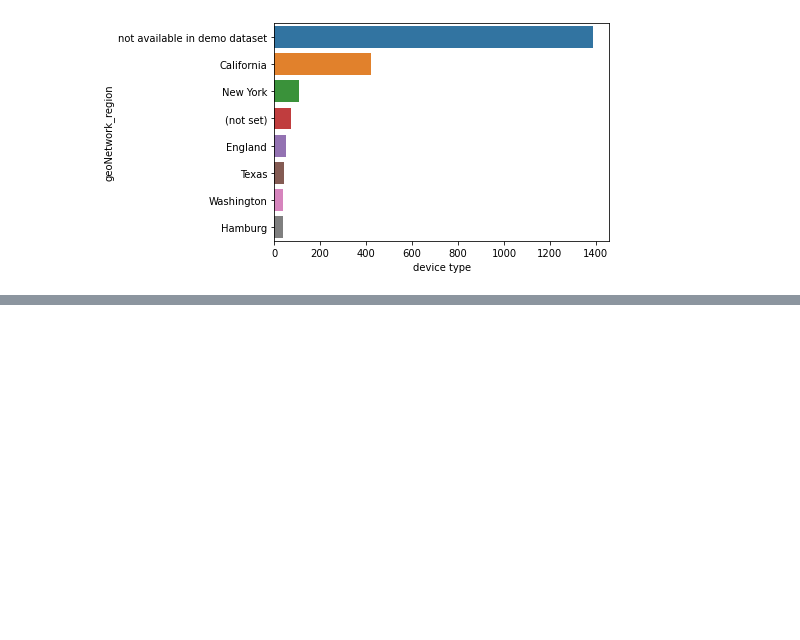
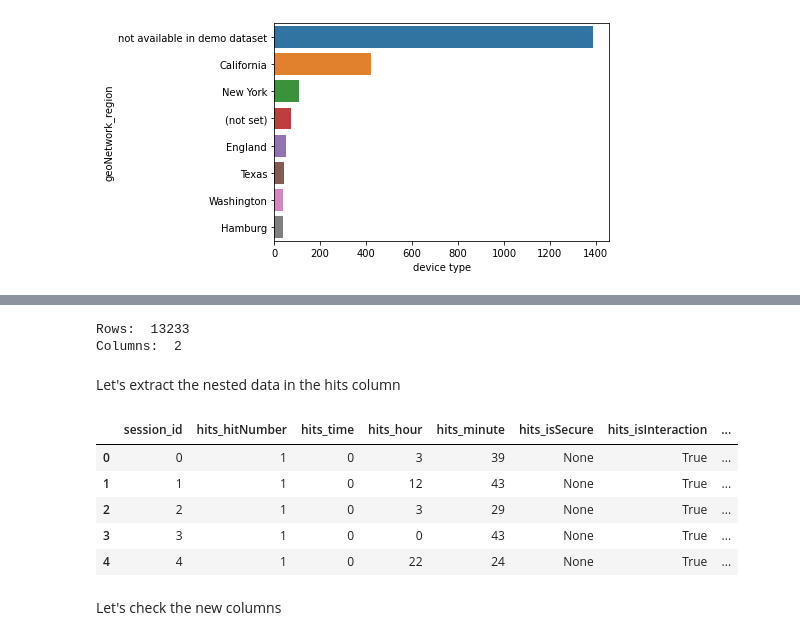
Before and after one commit to lamparelli/analytics_eda, a Jupyter notebook: eda.ipynb, the cells around one changed output, grey strips where cells are left out. Cells and saved outputs as stored; diff of their text form; code cells hidden in the pictures; blank space fills up the shorter version.

```diff
--- a/eda.ipynb
+++ b/eda.ipynb
@@ -410,0 +441,25 @@ plt.show()
+# %%
+print("Rows: ", hitsdf.shape[0])
+print("Columns: ", hitsdf.shape[1])
+# %% [output]
+Rows:  13233
+Columns:  2
+# %% [markdown]
+Let's extract the nested data in the hits column
+# %%
+objCols = utilities.getListOfObjectColumns(hitsdf)
+while (len(objCols) > 0):
+    for col in objCols:
+        utilities.extractNestedObjectData(hitsdf, col)
+    objCols = utilities.getListOfObjectColumns(hitsdf)
+
+hitsdf.head()
+# %% [output]
+|  | session_id | hits_hitNumber | hits_time | hits_hour | hits_minute | hits_isSecure | hits_isInteraction | ... |
+| 0 | 0 | 1 | 0 | 3 | 39 | None | True | ... |
+| 1 | 1 | 1 | 0 | 12 | 43 | None | True | ... |
+| 2 | 2 | 1 | 0 | 3 | 29 | None | True | ... |
+| 3 | 3 | 1 | 0 | 0 | 43 | None | True | ... |
+| 4 | 4 | 1 | 0 | 22 | 24 | None | True | ... |
+# %% [markdown]
+Let's check the new columns
```
Also changed, not shown: parts of 14 cells of this notebook.
